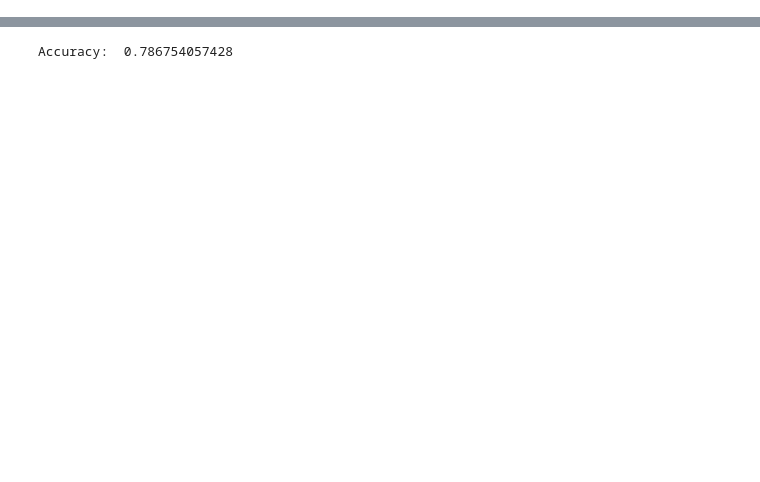
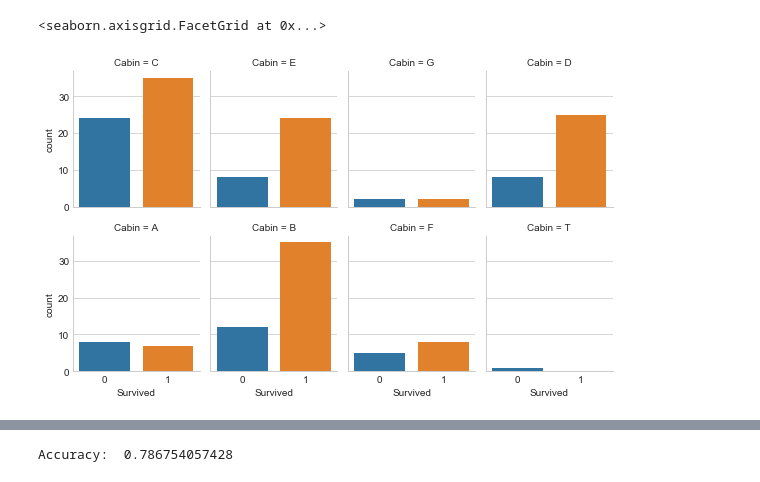
Before and after one commit to sbtr1/titanic, a Jupyter notebook: NB_Titanic.ipynb, the cells around one changed output, grey strips where cells are left out. Saved outputs shown, nothing was run; the diff lists cells and outputs as text; code cells hidden in the pictures; blank space fills up the shorter version.

```diff
--- a/NB_Titanic.ipynb
+++ b/NB_Titanic.ipynb
@@ -24,0 +289,6 @@ submission = pd.DataFrame(test.iloc[:, 0])
+# %%
+#For passengers with known Cabins survival rate varies.
+sns.factorplot('Survived', col='Cabin', col_wrap=4, data=train[train.Cabin != 'U'], kind='count', size=2.5, aspect=.8)
+# %% [output]
+<seaborn.axisgrid.FacetGrid at 0x...>
+[figure, added]
```
Also changed, not shown: parts of 48 cells of this notebook, 1 other file.
